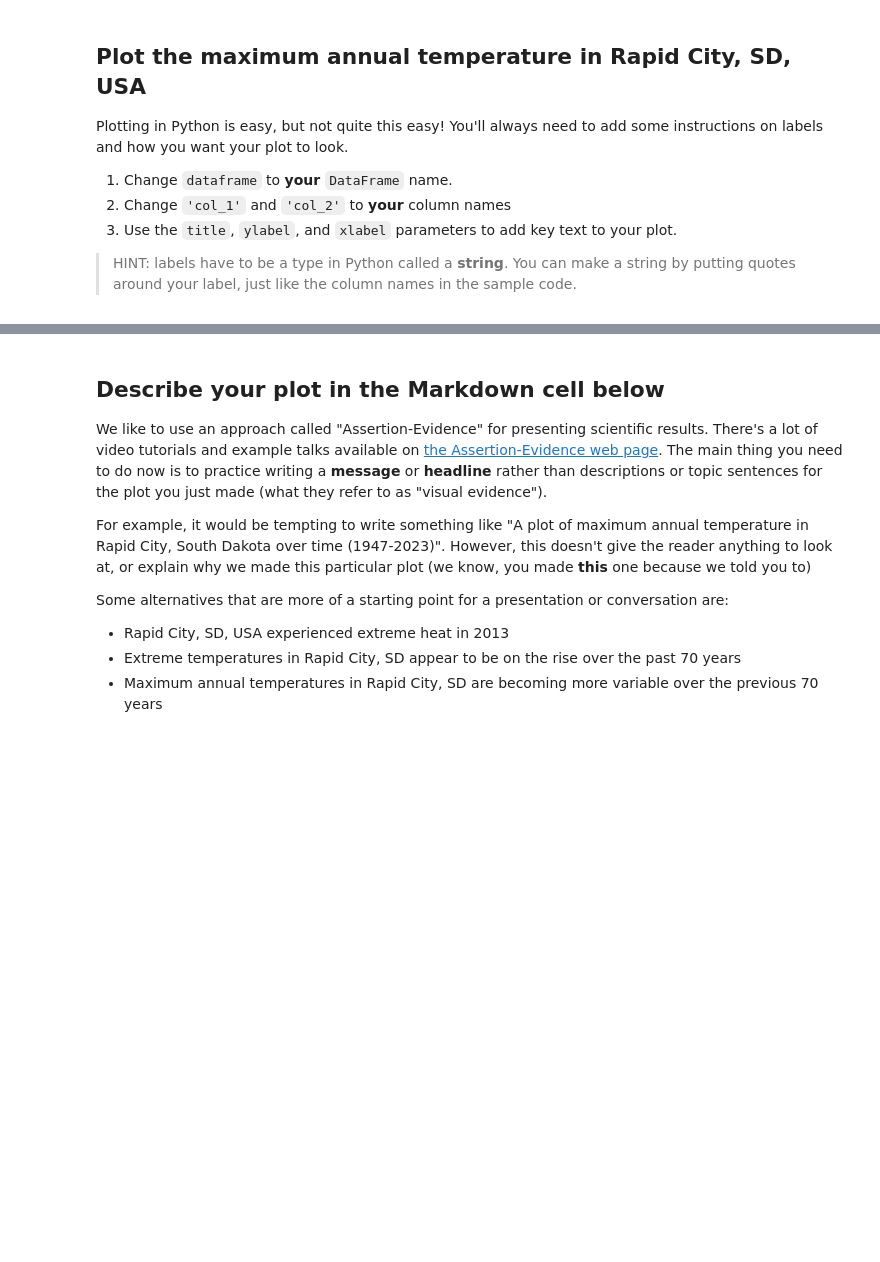
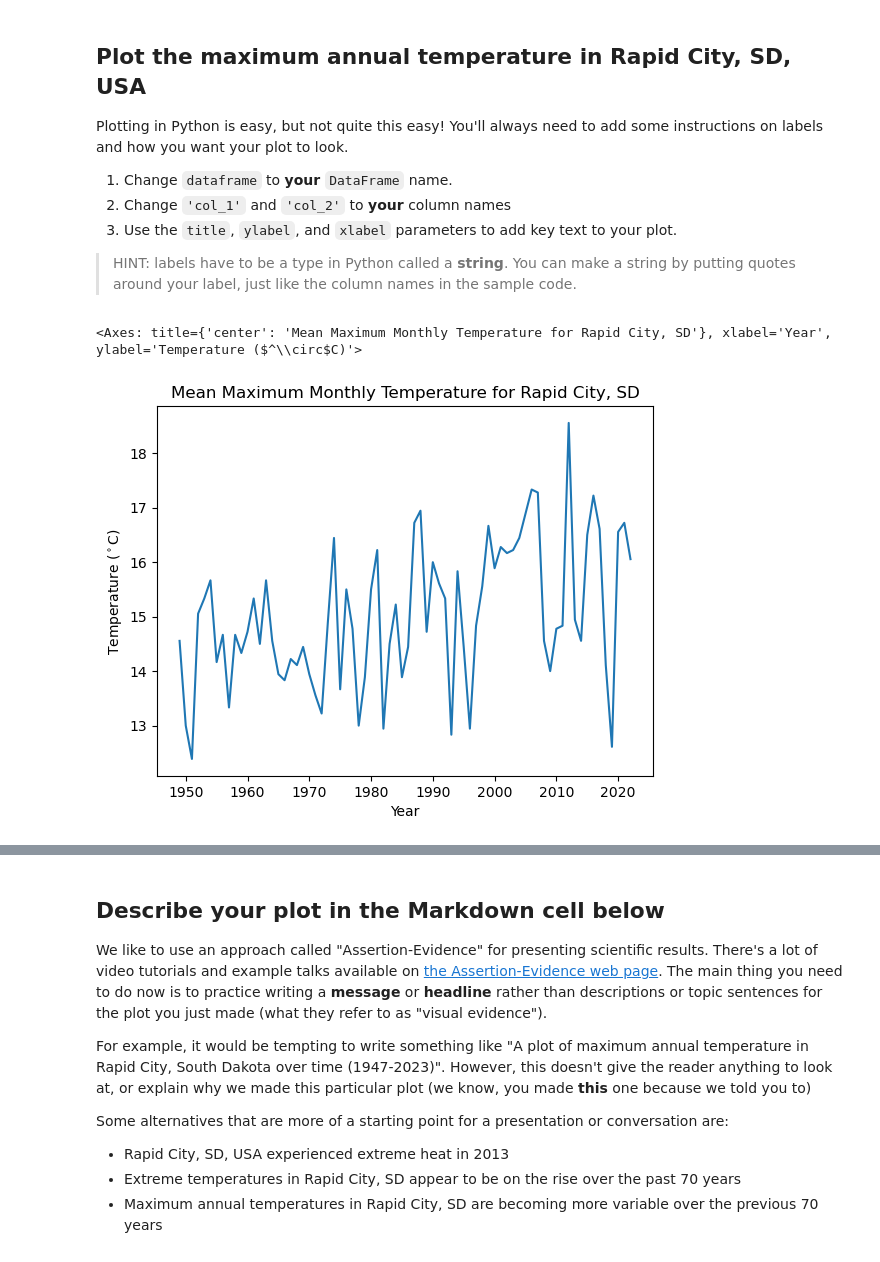
Before and after one commit to finalfemme/get-started-with-reproducible-science-finalfemme, a Jupyter notebook: Open_Reproducible_Science.ipynb, the cells around one changed output, grey strips where cells are left out. Drawn from its saved outputs; the diff is of its cells as text; code cells hidden in the pictures; blank space fills up the shorter version.

Commit message:
Finished the notebook and created my own plot!

```diff
--- a/Open_Reproducible_Science.ipynb
+++ b/Open_Reproducible_Science.ipynb
@@ -230,8 +236,8 @@ YOUR ANSWER HERE
 **Make sure to call your `DataFrame` by typing it's name as the last line of your code cell** Then, you will be able to run the test cell below and find out if your answer is correct.
 # %%
 #download
-dataframe = pd.read_csv(rapid_temp_url, header = 3, names = ['Date', 'Value'])
-dataframe
+rapid_city_df = pd.read_csv(rapid_temp_url, header = 3, names = ['Date', 'Value'])
+rapid_city_df
 # %% [output]
 |  | Date | Value |
 | 0 | 194912 | 58.2 |
@@ -286,5 +294,5 @@ Take a look at your data. Do you want to use it as is, or does it need to be mod
  2. Run the code below.
 # %%
 # ncei has wacky years
-dataframe.iloc[:,0] = dataframe.iloc[:,0] // 100
-dataframe
+rapid_city_df.iloc[:,0] = rapid_city_df.iloc[:,0] // 100
+rapid_city_df
@@ -318,5 +344,5 @@ YOUR ANSWER HERE
 YOUR ANSWER HERE
 # %%
 #convert to celcius
-dataframe.iloc[:,1] = dataframe.iloc[:,1] - 32 * 5 / 9
-dataframe
+rapid_city_df.iloc[:,1] = (rapid_city_df.iloc[:,1] - 32) * (5 / 9)
+rapid_city_df
@@ -368,3 +410,10 @@ dataframe.plot(x='col_1', y='col_2')
+# %%
+rapid_city_df.plot(x='Date', y='Value', legend=False, xlabel='Year',
+                    ylabel= 'Temperature ($^\circ$C)',
+                    title= 'Mean Maximum Monthly Temperature for Rapid City, SD')
+# %% [output]
+<Axes: title={'center': 'Mean Maximum Monthly Temperature for Rapid City, SD'}, xlabel='Year', ylabel='Temperature ($^\\circ$C)'>
+[figure, added]
 # %% [markdown]
 **THIS ISN'T THE END! Don't forget to complete the next task where you will describe your plot**
 
```
Also changed, not shown: parts of 13 cells of this notebook, 2 other files.
